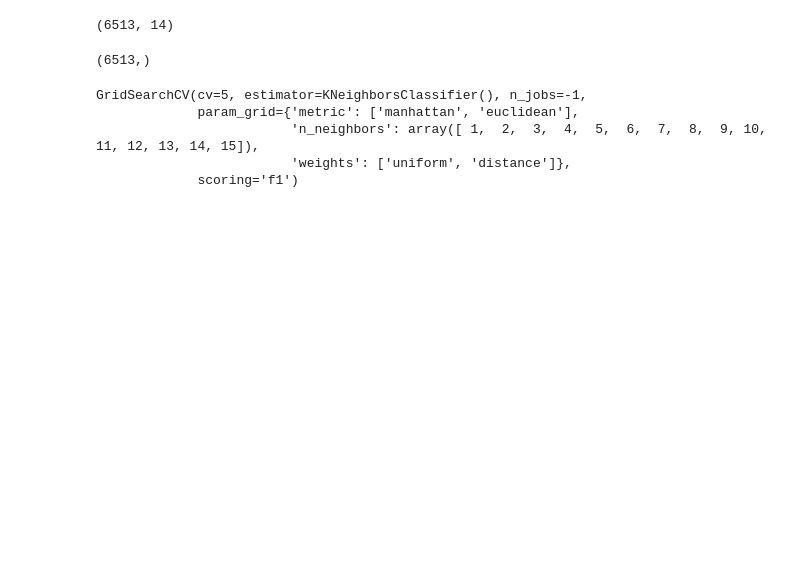
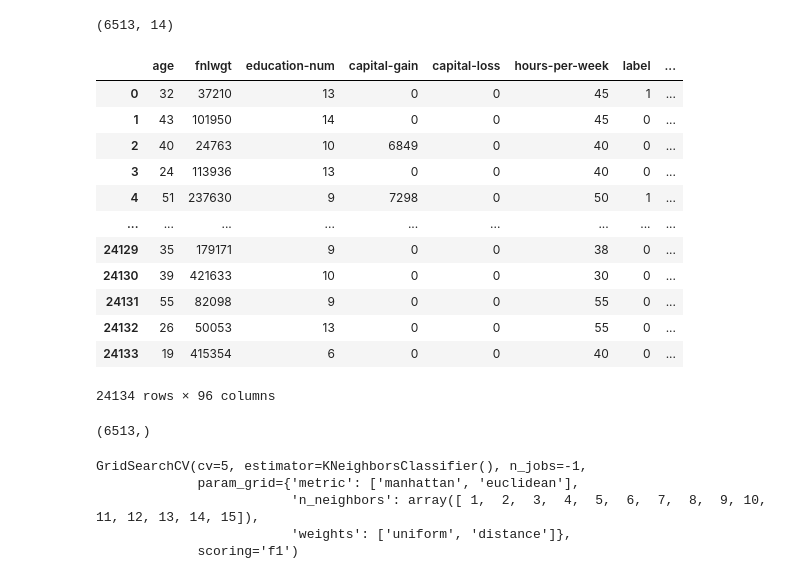
Before and after one commit to EugenePWN/Education, a Jupyter notebook: ML/course_adultReserve.ipynb, the cells around one changed output. Cells and saved outputs as stored; diff of their text form; code cells hidden in the pictures; blank space fills up the shorter version.

```diff
--- a/ML/course_adultReserve.ipynb
+++ b/ML/course_adultReserve.ipynb
@@ -55,3 +103,5 @@ for i in str_columns:
 for i in str_columns:
 	le.fit(data[i])
 	data[i] = le.transform(data[i])
+# %%
+data_train = pd.get_dummies(data_train, drop_first=True)
@@ -58,3 +110,21 @@ for i in str_columns:
+# %%
+data_train = data_train.drop(columns='native-country_Holand-Netherlands')
+# %%
+data_train
+# %% [output]
+|  | age | fnlwgt | education-num | capital-gain | capital-loss | hours-per-week | label | ... |
+| 0 | 32 | 37210 | 13 | 0 | 0 | 45 | 1 | ... |
+| 1 | 43 | 101950 | 14 | 0 | 0 | 45 | 0 | ... |
+| 2 | 40 | 24763 | 10 | 6849 | 0 | 40 | 0 | ... |
+| 3 | 24 | 113936 | 13 | 0 | 0 | 40 | 0 | ... |
+| 4 | 51 | 237630 | 9 | 7298 | 0 | 50 | 1 | ... |
+| ... | ... | ... | ... | ... | ... | ... | ... | ... |
+| 24129 | 35 | 179171 | 9 | 0 | 0 | 38 | 0 | ... |
+| 24130 | 39 | 421633 | 10 | 0 | 0 | 30 | 0 | ... |
+| 24131 | 55 | 82098 | 9 | 0 | 0 | 55 | 0 | ... |
+| 24132 | 26 | 50053 | 13 | 0 | 0 | 55 | 0 | ... |
+| 24133 | 19 | 415354 | 6 | 0 | 0 | 40 | 0 | ... |
+24134 rows × 96 columns
 # %%
 X = data_train.drop(columns = 'label')
 y = data_train['label']
```
Also changed, not shown: parts of 11 cells of this notebook, 2 other files.
